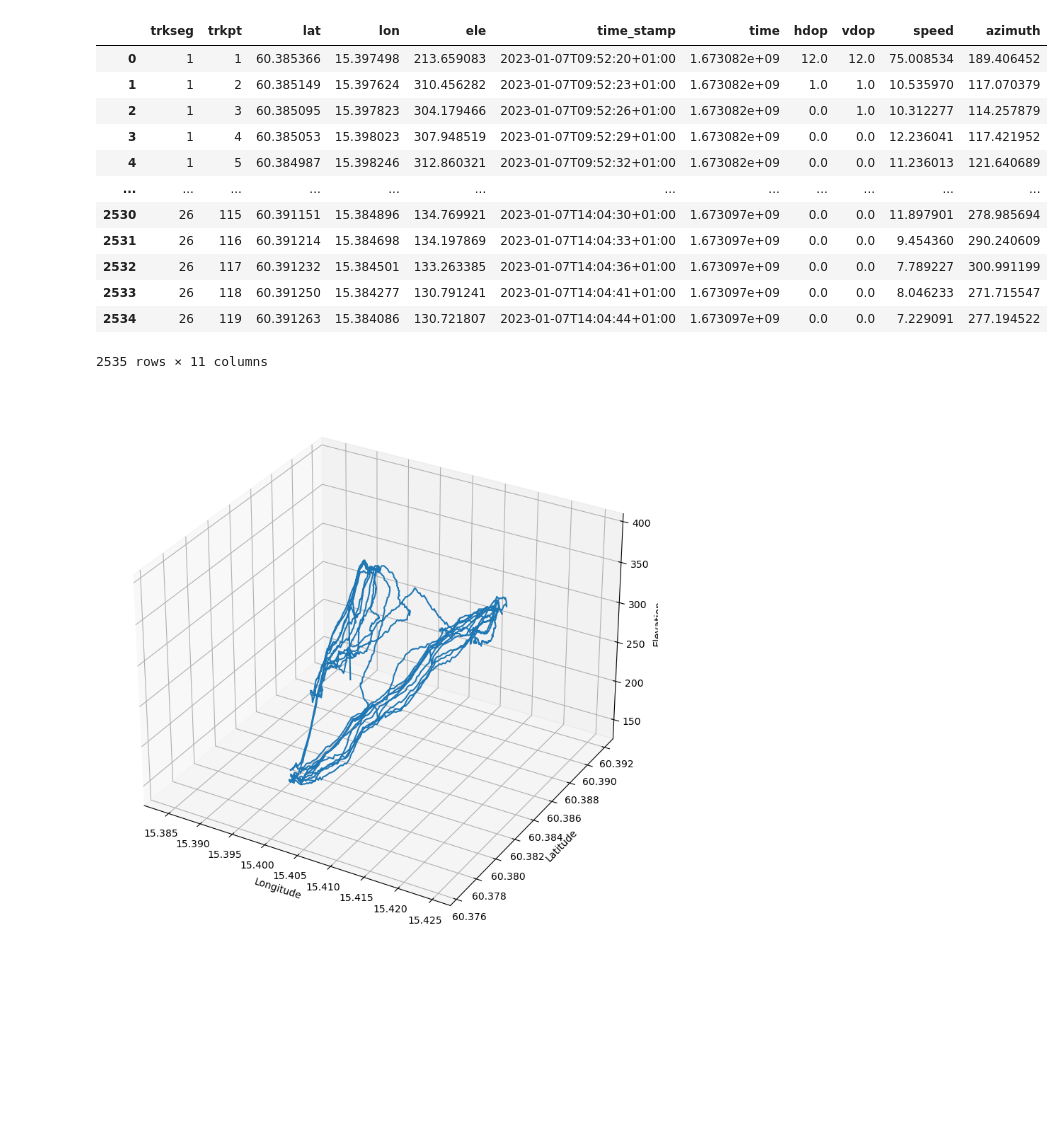
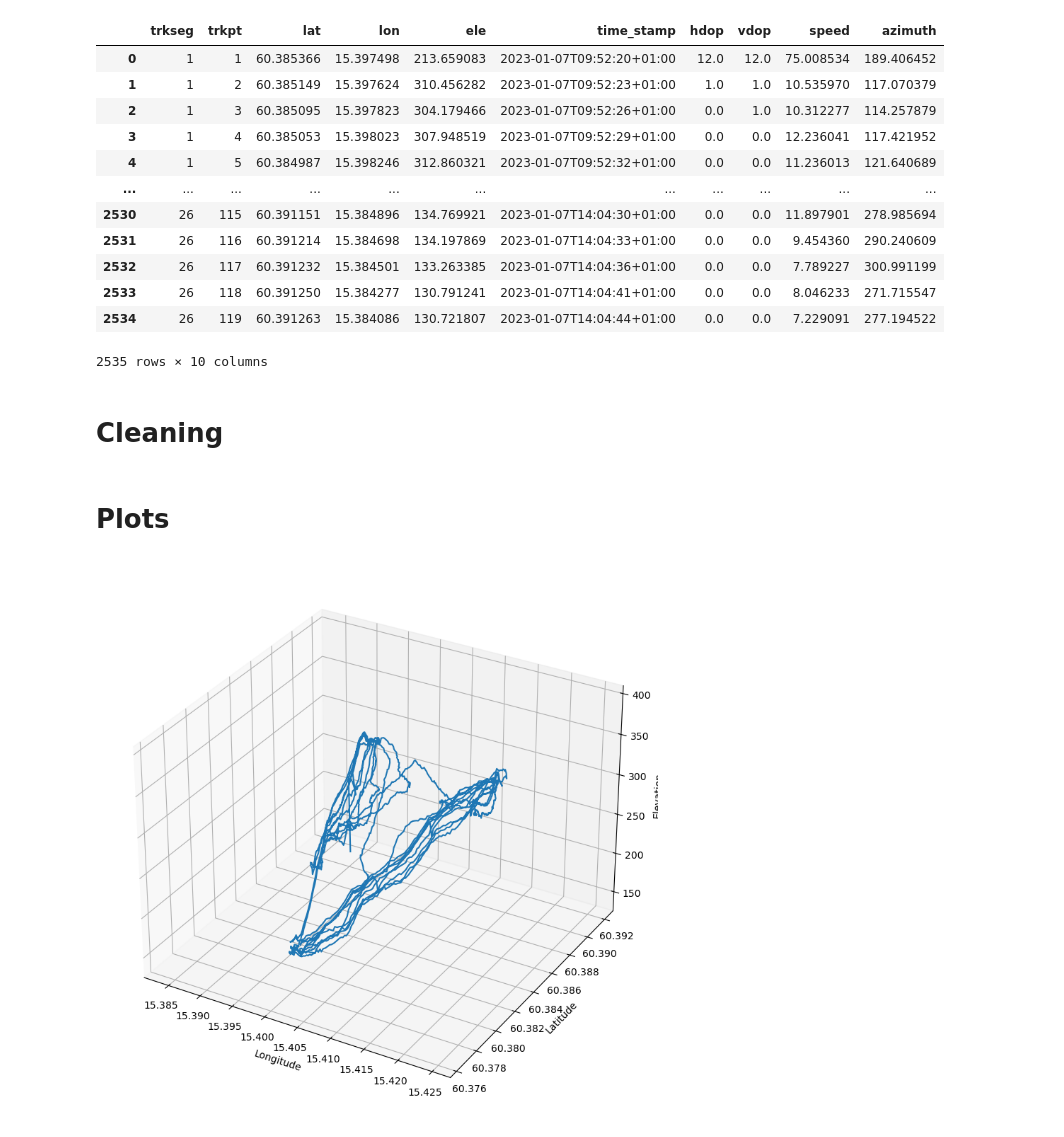
Before and after one commit to GimAndTonic/slopes-competition, a Jupyter notebook: experiments/sample_data_exploration.ipynb, the cells around one changed output. Drawn from its saved outputs; the diff is of its cells as text; code cells hidden in the pictures; blank space fills up the shorter version.

```diff
--- a/experiments/sample_data_exploration.ipynb
+++ b/experiments/sample_data_exploration.ipynb
@@ -37,44 +39,45 @@ for xsegment in xroot.findall('{0}trk/{0}trkseg'.format(namespace)) :
 
         # Create a dictionary with all track point data
         trkpt = {'trkseg': trkseg_n, 'trkpt': trkpt_n}
         for xitem in xpoint.iter() :
             tag = xitem.tag.split('}')[-1]
             match tag:
                 case "trkpt" :
                     trkpt['lat'] = float(xitem.attrib['lat'])
                     trkpt['lon'] = float(xitem.attrib['lon'])
                 case "ele" :
                     trkpt['ele'] = float(xitem.text)
                 case "time" :
                     trkpt['time_stamp'] = xitem.text
-                    trkpt['time'] = time.mktime(time.strptime(xitem.text, "%Y-%m-%dT%H:%M:%S%z"))
                 case "hdop" :
                     trkpt['hdop'] = float(xitem.text)
                 case "vdop" :
                     trkpt['vdop'] = float(xitem.text)
                 case "gps" :
                     trkpt['speed'] = float(xitem.attrib['speed'])
                     trkpt['azimuth'] = float(xitem.attrib['azimuth'])
                 case _: continue
 
         # Add track point to list
         trkpt_vec.append(trkpt)
 
 # Create a dataframe from the list of track points
 df = pd.DataFrame(trkpt_vec)
 
 df
 # %% [output]
-|  | trkseg | trkpt | lat | lon | ele | time_stamp | time | hdop | vdop | speed | azimuth |
-| 0 | 1 | 1 | 60.385366 | 15.397498 | 213.659083 | 2023-01-07T09:52:20+01:00 | 1.673082e+09 | 12.0 | 12.0 | 75.008534 | 189.406452 |
-| 1 | 1 | 2 | 60.385149 | 15.397624 | 310.456282 | 2023-01-07T09:52:23+01:00 | 1.673082e+09 | 1.0 | 1.0 | 10.535970 | 117.070379 |
-| 2 | 1 | 3 | 60.385095 | 15.397823 | 304.179466 | 2023-01-07T09:52:26+01:00 | 1.673082e+09 | 0.0 | 1.0 | 10.312277 | 114.257879 |
-| 3 | 1 | 4 | 60.385053 | 15.398023 | 307.948519 | 2023-01-07T09:52:29+01:00 | 1.673082e+09 | 0.0 | 0.0 | 12.236041 | 117.421952 |
-| 4 | 1 | 5 | 60.384987 | 15.398246 | 312.860321 | 2023-01-07T09:52:32+01:00 | 1.673082e+09 | 0.0 | 0.0 | 11.236013 | 121.640689 |
-| ... | ... | ... | ... | ... | ... | ... | ... | ... | ... | ... | ... |
-| 2530 | 26 | 115 | 60.391151 | 15.384896 | 134.769921 | 2023-01-07T14:04:30+01:00 | 1.673097e+09 | 0.0 | 0.0 | 11.897901 | 278.985694 |
-| 2531 | 26 | 116 | 60.391214 | 15.384698 | 134.197869 | 2023-01-07T14:04:33+01:00 | 1.673097e+09 | 0.0 | 0.0 | 9.454360 | 290.240609 |
-| 2532 | 26 | 117 | 60.391232 | 15.384501 | 133.263385 | 2023-01-07T14:04:36+01:00 | 1.673097e+09 | 0.0 | 0.0 | 7.789227 | 300.991199 |
-| 2533 | 26 | 118 | 60.391250 | 15.384277 | 130.791241 | 2023-01-07T14:04:41+01:00 | 1.673097e+09 | 0.0 | 0.0 | 8.046233 | 271.715547 |
-| 2534 | 26 | 119 | 60.391263 | 15.384086 | 130.721807 | 2023-01-07T14:04:44+01:00 | 1.673097e+09 | 0.0 | 0.0 | 7.229091 | 277.194522 |
+|  | trkseg | trkpt | lat | lon | ele | time_stamp | hdop | vdop | speed | azimuth |
+| 0 | 1 | 1 | 60.385366 | 15.397498 | 213.659083 | 2023-01-07T09:52:20+01:00 | 12.0 | 12.0 | 75.008534 | 189.406452 |
+| 1 | 1 | 2 | 60.385149 | 15.397624 | 310.456282 | 2023-01-07T09:52:23+01:00 | 1.0 | 1.0 | 10.535970 | 117.070379 |
+| 2 | 1 | 3 | 60.385095 | 15.397823 | 304.179466 | 2023-01-07T09:52:26+01:00 | 0.0 | 1.0 | 10.312277 | 114.257879 |
+| 3 | 1 | 4 | 60.385053 | 15.398023 | 307.948519 | 2023-01-07T09:52:29+01:00 | 0.0 | 0.0 | 12.236041 | 117.421952 |
+| 4 | 1 | 5 | 60.384987 | 15.398246 | 312.860321 | 2023-01-07T09:52:32+01:00 | 0.0 | 0.0 | 11.236013 | 121.640689 |
+| ... | ... | ... | ... | ... | ... | ... | ... | ... | ... | ... |
+| 2530 | 26 | 115 | 60.391151 | 15.384896 | 134.769921 | 2023-01-07T14:04:30+01:00 | 0.0 | 0.0 | 11.897901 | 278.985694 |
+| 2531 | 26 | 116 | 60.391214 | 15.384698 | 134.197869 | 2023-01-07T14:04:33+01:00 | 0.0 | 0.0 | 9.454360 | 290.240609 |
+| 2532 | 26 | 117 | 60.391232 | 15.384501 | 133.263385 | 2023-01-07T14:04:36+01:00 | 0.0 | 0.0 | 7.789227 | 300.991199 |
+| 2533 | 26 | 118 | 60.391250 | 15.384277 | 130.791241 | 2023-01-07T14:04:41+01:00 | 0.0 | 0.0 | 8.046233 | 271.715547 |
+| 2534 | 26 | 119 | 60.391263 | 15.384086 | 130.721807 | 2023-01-07T14:04:44+01:00 | 0.0 | 0.0 | 7.229091 | 277.194522 |
-2535 rows × 11 columns
+2535 rows × 10 columns
+# %% [markdown]
+# Cleaning
@@ -81,3 +87,5 @@ df
+# %% [markdown]
+# Plots
 # %%
 # Plot lat lon and elevation in 3D
 fig = plt.figure(figsize=(10, 10))
```
Also changed, not shown: parts of 9 cells of this notebook.
